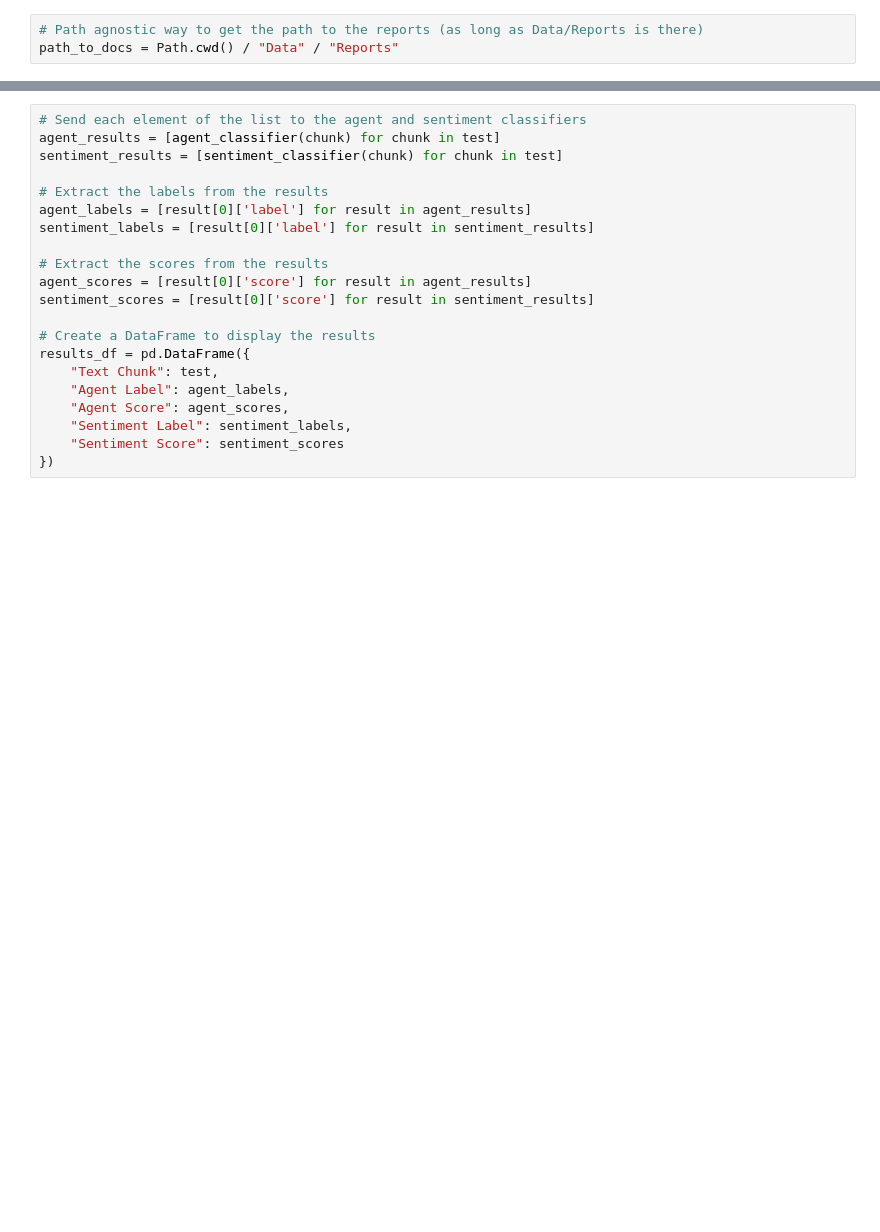
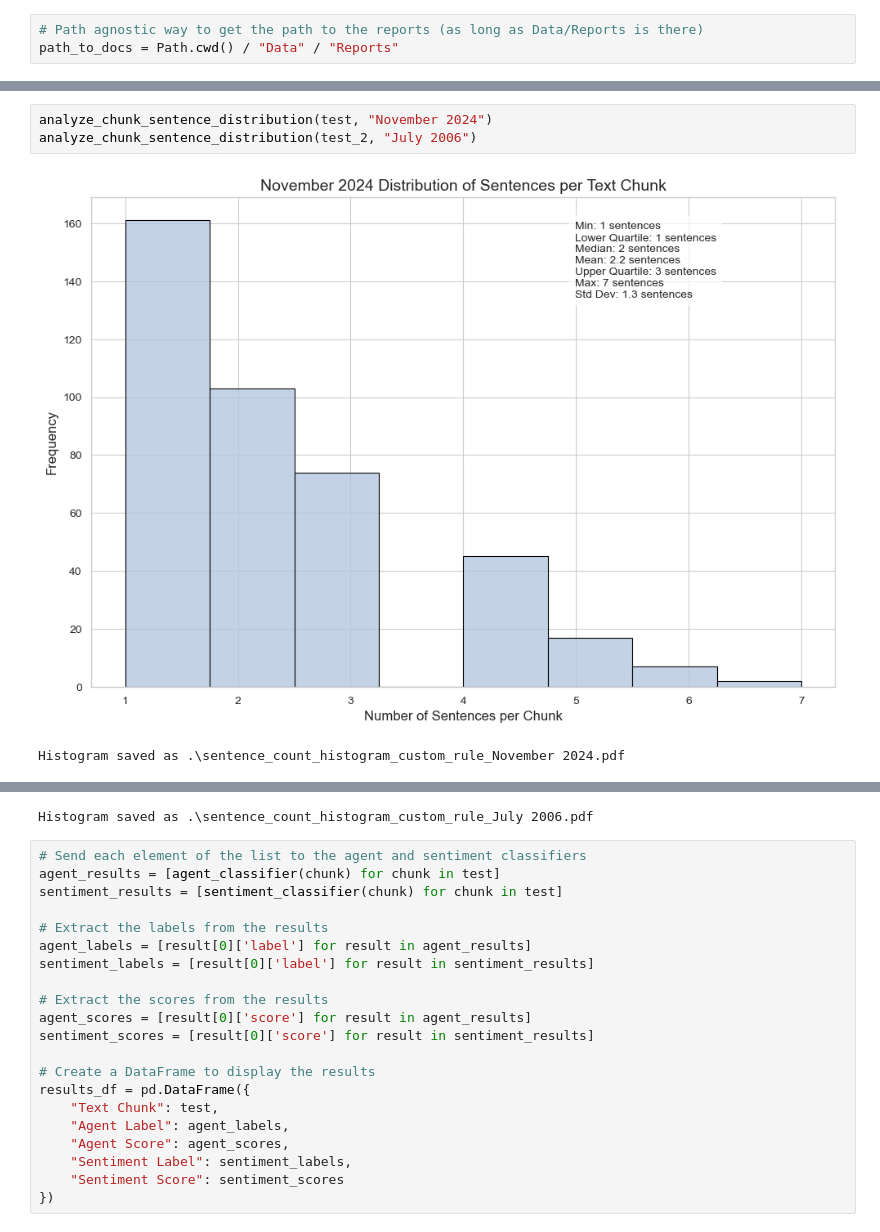
Before and after one commit to charliewarburton/NLP_FS, a Jupyter notebook: cbroberta.ipynb, the cells around one changed output, grey strips where cells are left out. Saved outputs shown, nothing was run; the diff lists cells and outputs as text; blank space fills up the shorter version.

```diff
--- a/cbroberta.ipynb
+++ b/cbroberta.ipynb
@@ -104,0 +310,6 @@ test
+# %%
+analyze_chunk_sentence_distribution(test, "November 2024")
+analyze_chunk_sentence_distribution(test_2, "July 2006")
+# %% [output]
+[figure, added]
+Histogram saved as .\sentence_count_histogram_custom_rule_November 2024.pdf
@@ -105,3 +317,4 @@ test
+Histogram saved as .\sentence_count_histogram_custom_rule_July 2006.pdf
 # %%
 # Send each element of the list to the agent and sentiment classifiers
 agent_results = [agent_classifier(chunk) for chunk in test]
```
Also changed, not shown: parts of 9 cells of this notebook, 10 other files.
